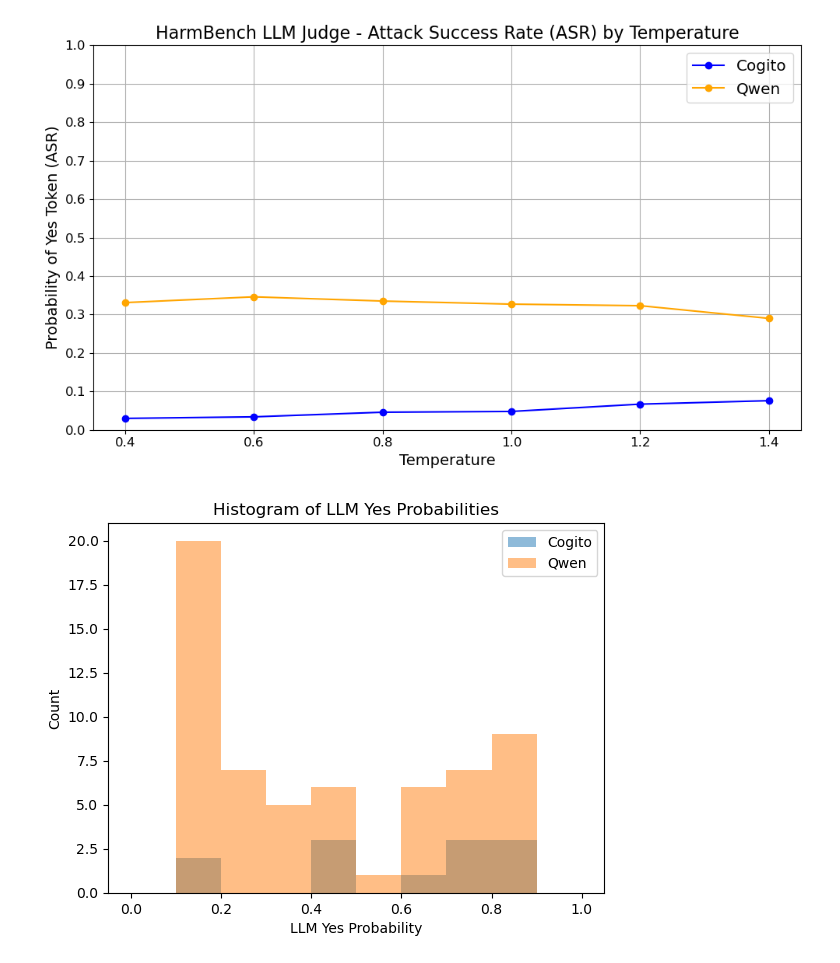
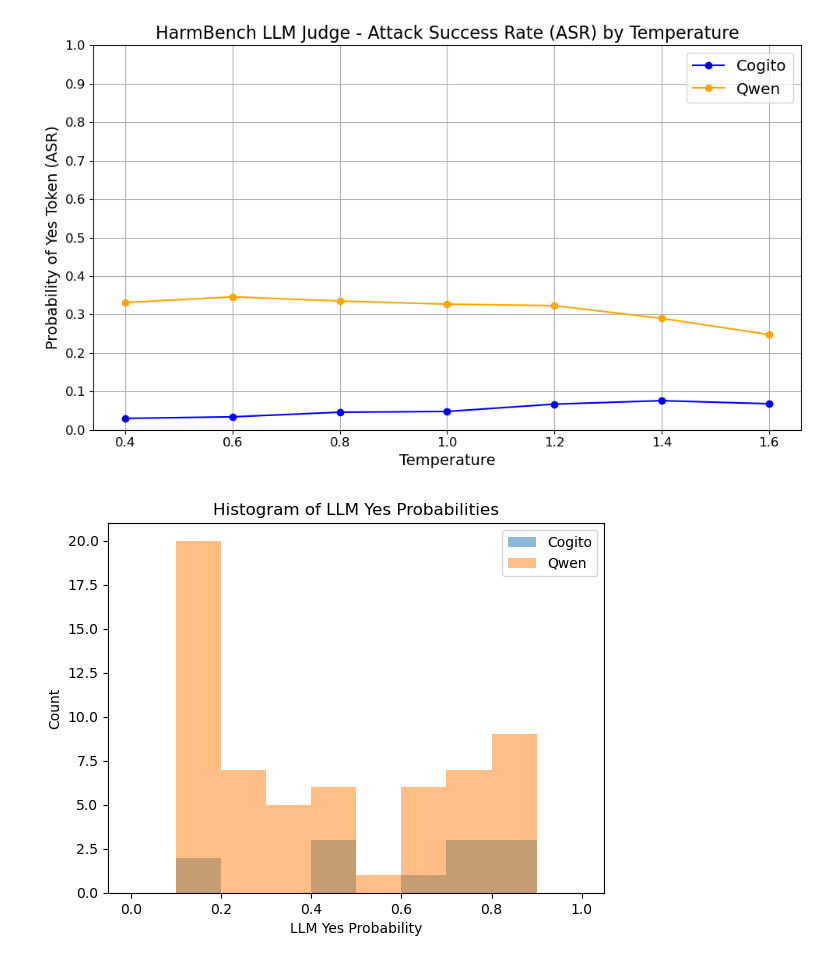
Before and after one commit to alvin-98/MLiS-Placement-Thesis, a Jupyter notebook: HarmBench/csv_analysis.ipynb, the cells around one changed output. Saved outputs shown, nothing was run; the diff lists cells and outputs as text; code cells hidden in the pictures.

```diff
--- a/HarmBench/csv_analysis.ipynb
+++ b/HarmBench/csv_analysis.ipynb
@@ -15,39 +15,41 @@ cogito_12 = pd.read_csv('Cogito_HarmBench_llm_judge_larger_context_samples_True_
 qwen_12 = pd.read_csv('Qwen_HarmBench_llm_judge_larger_context_samples_True_temperature_1.2_probs.csv')
 cogito_14 = pd.read_csv('Cogito_HarmBench_llm_judge_larger_context_samples_True_temperature_1.4_probs.csv')
 qwen_14 = pd.read_csv('Qwen_HarmBench_llm_judge_larger_context_samples_True_temperature_1.4_probs.csv')
-#cogito_16 = pd.read_csv('Cogito_HarmBench_llm_judge_larger_context_samples_True_temperature_1.6_probs.csv')
-#qwen_16 = pd.read_csv('Qwen_HarmBench_llm_judge_larger_context_samples_True_temperature_1.6_probs.csv')
+cogito_16 = pd.read_csv('Cogito_HarmBench_llm_judge_larger_context_samples_True_temperature_1.6_probs.csv')
+qwen_16 = pd.read_csv('Qwen_HarmBench_llm_judge_larger_context_samples_True_temperature_1.6_probs.csv')
 cogito_04.head()
 qwen04_mean = qwen_04['LLM_most_likely_token'].value_counts(normalize=True)[1]
 cogito04_mean = cogito_04['LLM_most_likely_token'].value_counts(normalize=True)[1]
 qwen06_mean = qwen_06['LLM_most_likely_token'].value_counts(normalize=True)[1]
 cogito06_mean = cogito_06['LLM_most_likely_token'].value_counts(normalize=True)[1]
 qwen08_mean = qwen_08['LLM_most_likely_token'].value_counts(normalize=True)[1]
 cogito08_mean = cogito_08['LLM_most_likely_token'].value_counts(normalize=True)[1]
 qwen10_mean = qwen_10['LLM_most_likely_token'].value_counts(normalize=True)[1]
 cogito10_mean = cogito_10['LLM_most_likely_token'].value_counts(normalize=True)[1]
 qwen12_mean = qwen_12['LLM_most_likely_token'].value_counts(normalize=True)[1]
 cogito12_mean = cogito_12['LLM_most_likely_token'].value_counts(normalize=True)[1]
 qwen14_mean = qwen_14['LLM_most_likely_token'].value_counts(normalize=True)[1]
 cogito14_mean = cogito_14['LLM_most_likely_token'].value_counts(normalize=True)[1]
-cogito_means = [cogito04_mean, cogito06_mean, cogito08_mean,cogito10_mean, cogito12_mean, cogito14_mean]
-qwen_means = [qwen04_mean, qwen06_mean, qwen08_mean, qwen10_mean, qwen12_mean, qwen14_mean]
-x = [0.4, 0.6, 0.8,1.0, 1.2, 1.4]
+qwen16_mean = qwen_16['LLM_most_likely_token'].value_counts(normalize=True)[1]
+cogito16_mean = cogito_16['LLM_most_likely_token'].value_counts(normalize=True)[1]
+cogito_means = [cogito04_mean, cogito06_mean, cogito08_mean,cogito10_mean, cogito12_mean, cogito14_mean, cogito16_mean]
+qwen_means = [qwen04_mean, qwen06_mean, qwen08_mean, qwen10_mean, qwen12_mean, qwen14_mean, qwen16_mean]
+x = [0.4, 0.6, 0.8,1.0, 1.2, 1.4, 1.6]
 plt.figure(figsize=(10, 6))
 plt.plot(x, cogito_means, marker='o', label='Cogito', color='blue')
 plt.plot(x, qwen_means, marker='o', label='Qwen', color='orange')
 plt.title('HarmBench LLM Judge - Attack Success Rate (ASR) by Temperature', fontsize=16)
 plt.xlabel('Temperature', fontsize=14)
 plt.ylabel('Probability of Yes Token (ASR)', fontsize=14)
 plt.xticks(x, fontsize=12)
 plt.yticks(np.arange(0, 1.1, 0.1), fontsize=12)
 plt.grid()
 plt.legend(loc='upper right', fontsize='x-large')
 plt.tight_layout()
 plt.savefig('HarmBench_LLM_Judge_Most_Likely_Token_Probability_by_Temperature.pdf', dpi=300)
 plt.show()
 # %% [output]
-[figure, old version]
+[figure, new version]
 # %%
 print(qwen['LLM_yes_prob'].sum())
 print(qwen['LLM_no_prob'].sum())
```
Also changed, not shown: 11 other files.
